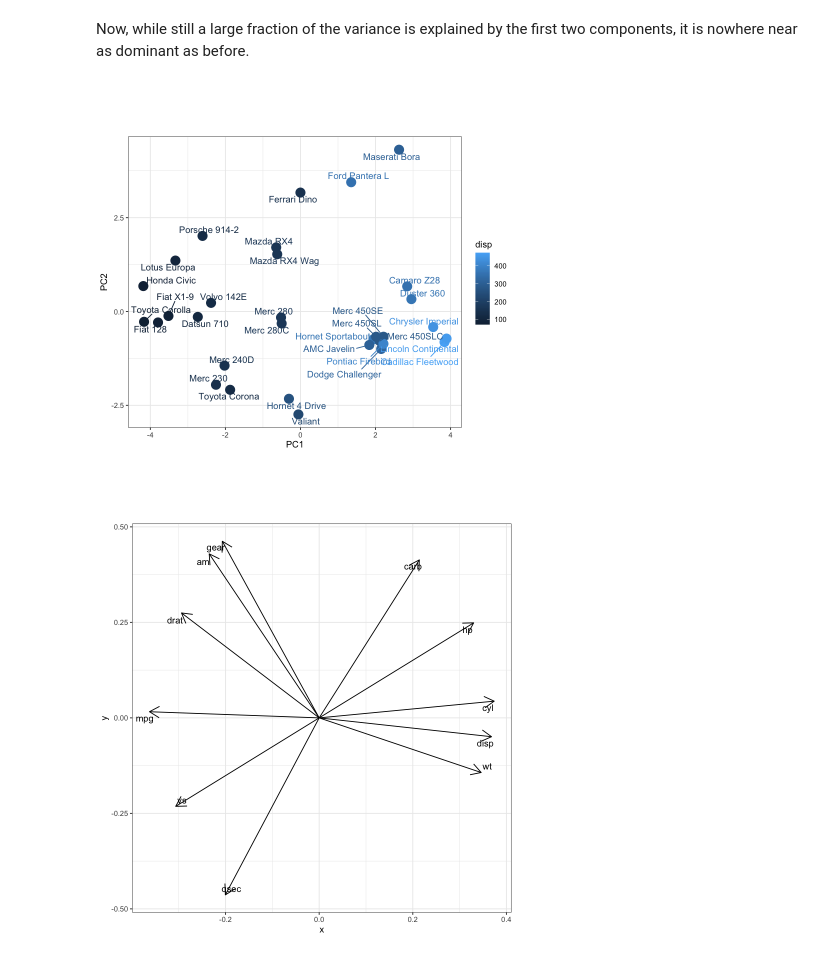
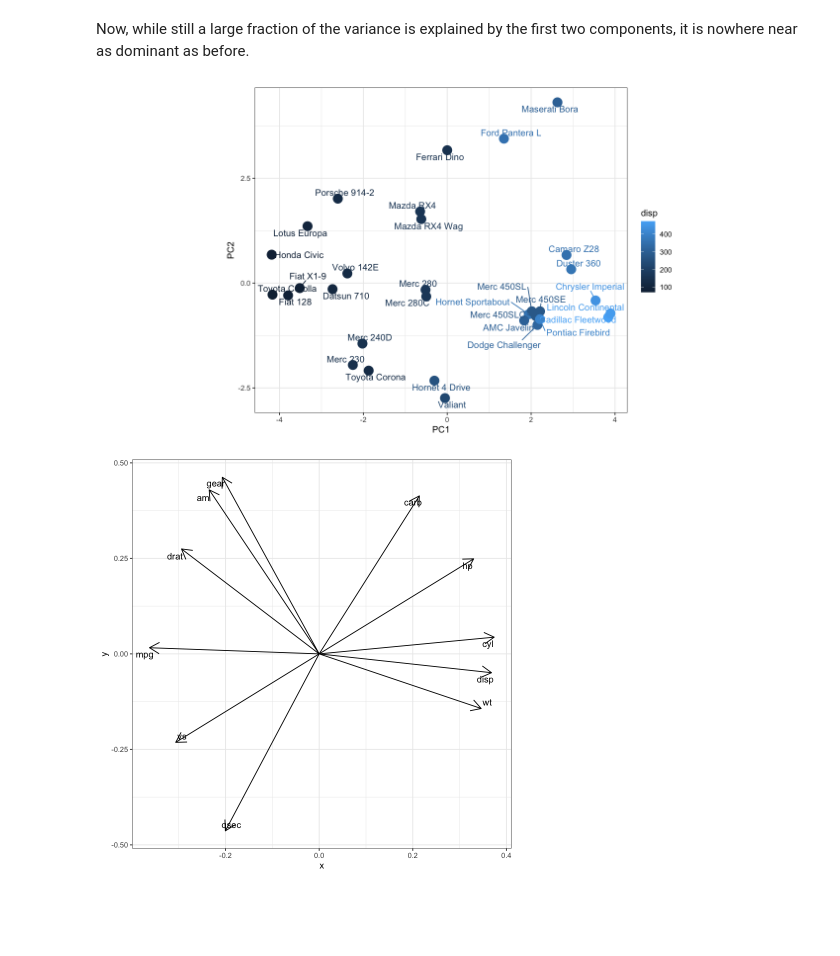
Before and after one commit to fmicompbio/PCA_intro2020, a Jupyter notebook: pca-intro.ipynb, the cells around one changed output. Saved outputs shown, nothing was run; the diff lists cells and outputs as text; code cells hidden in the pictures; blank space fills up the shorter version.

```diff
--- a/pca-intro.ipynb
+++ b/pca-intro.ipynb
@@ -430,11 +448,12 @@ Cumulative Proportion  0.98626 0.9933 0.99800 1.0000
 # %% [markdown]
 Now, while still a large fraction of the variance is explained by the first two components, it is nowhere near as dominant as before.
 # %%
+options(repr.plot.width = 12, repr.plot.height = 6) # default is 7, 7
 ggplot(cbind(data.frame(pcasc$x) %>% tibble::rownames_to_column("model"), mtcars),
        aes(x = PC1, y = PC2, color = disp, label = model)) +
 geom_point(size = 5) +
 theme_bw() +
 geom_text_repel() + coord_fixed()
 # %% [output]
-[figure, old version]
+[figure, new version]
 # %%
```
Also changed, not shown: parts of 26 cells of this notebook.
